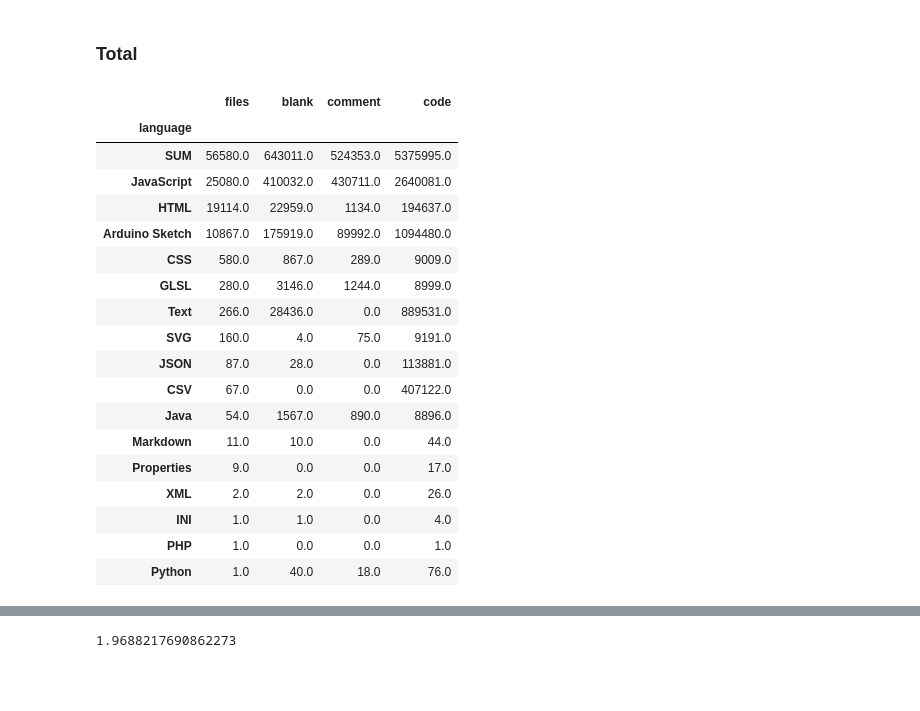
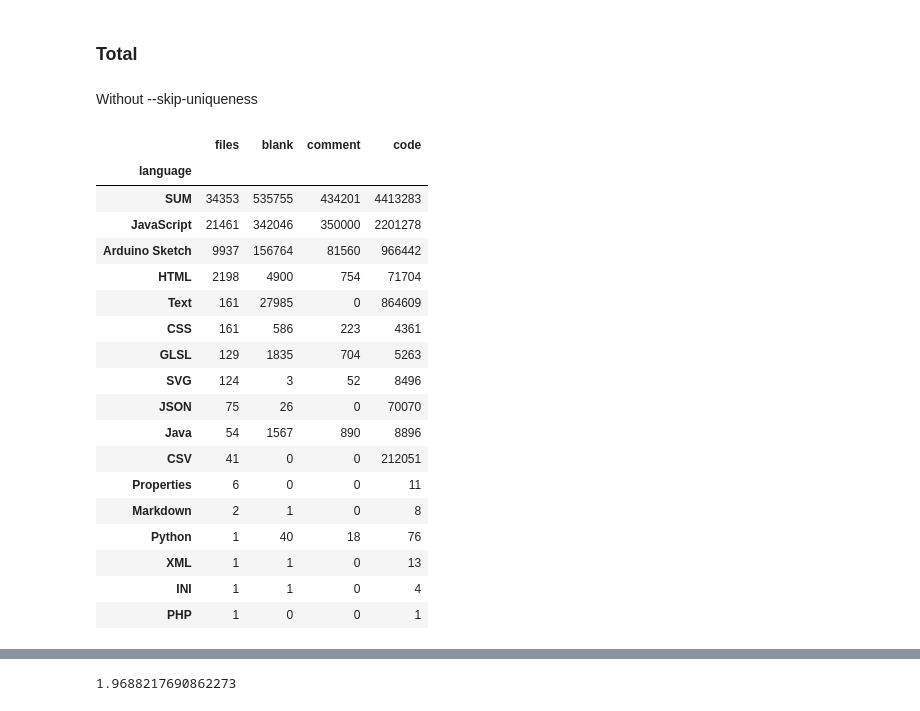
Before and after one commit to shantifabri/thesis-creative-coding, a Jupyter notebook: Jupyters/cloc_analysis.ipynb, the cells around one changed output, grey strips where cells are left out. Cells and saved outputs as stored; diff of their text form; code cells hidden in the pictures; blank space fills up the shorter version.

Commit message:
update cloc jupyter

```diff
--- a/Jupyters/cloc_analysis.ipynb
+++ b/Jupyters/cloc_analysis.ipynb
@@ -115,27 +171,31 @@ total/n_sketches_hearted
 1.9292758523527753
 # %% [markdown]
 ### Total
-# %%
-df_total = df_created.add(df_hearted, fill_value=0)
-df_total.sort_values(by=['files'], ascending=False, inplace=True)
-df_total
-# %% [output]
-|  | files | blank | comment | code |
-| language |  |  |  |  |
-| SUM | 56580.0 | 643011.0 | 524353.0 | 5375995.0 |
-| JavaScript | 25080.0 | 410032.0 | 430711.0 | 2640081.0 |
-| HTML | 19114.0 | 22959.0 | 1134.0 | 194637.0 |
-| Arduino Sketch | 10867.0 | 175919.0 | 89992.0 | 1094480.0 |
-| CSS | 580.0 | 867.0 | 289.0 | 9009.0 |
-| GLSL | 280.0 | 3146.0 | 1244.0 | 8999.0 |
-| Text | 266.0 | 28436.0 | 0.0 | 889531.0 |
-| SVG | 160.0 | 4.0 | 75.0 | 9191.0 |
-| JSON | 87.0 | 28.0 | 0.0 | 113881.0 |
-| CSV | 67.0 | 0.0 | 0.0 | 407122.0 |
-| Java | 54.0 | 1567.0 | 890.0 | 8896.0 |
-| Markdown | 11.0 | 10.0 | 0.0 | 44.0 |
-| Properties | 9.0 | 0.0 | 0.0 | 17.0 |
-| XML | 2.0 | 2.0 | 0.0 | 26.0 |
-| INI | 1.0 | 1.0 | 0.0 | 4.0 |
-| PHP | 1.0 | 0.0 | 0.0 | 1.0 |
-| Python | 1.0 | 40.0 | 18.0 | 76.0 |
+# %% [markdown]
+Without --skip-uniqueness
+# %%
+# read the csv file
+df_total_no_skip = pd.read_csv("../analysis/cloc/cloc_all_no_skip_unique.csv")
+df_total_no_skip.set_index('language', inplace = True)
+df_total_no_skip.sort_values(by=['files'], ascending=False, inplace=True)
+df_total_no_skip
+# %% [output]
+|  | files | blank | comment | code |
+| language |  |  |  |  |
+| SUM | 34353 | 535755 | 434201 | 4413283 |
+| JavaScript | 21461 | 342046 | 350000 | 2201278 |
+| Arduino Sketch | 9937 | 156764 | 81560 | 966442 |
+| HTML | 2198 | 4900 | 754 | 71704 |
+| Text | 161 | 27985 | 0 | 864609 |
+| CSS | 161 | 586 | 223 | 4361 |
+| GLSL | 129 | 1835 | 704 | 5263 |
+| SVG | 124 | 3 | 52 | 8496 |
+| JSON | 75 | 26 | 0 | 70070 |
+| Java | 54 | 1567 | 890 | 8896 |
+| CSV | 41 | 0 | 0 | 212051 |
+| Properties | 6 | 0 | 0 | 11 |
+| Markdown | 2 | 1 | 0 | 8 |
+| Python | 1 | 40 | 18 | 76 |
+| XML | 1 | 1 | 0 | 13 |
+| INI | 1 | 1 | 0 | 4 |
+| PHP | 1 | 0 | 0 | 1 |
```
Also changed, not shown: parts of 17 cells of this notebook.
